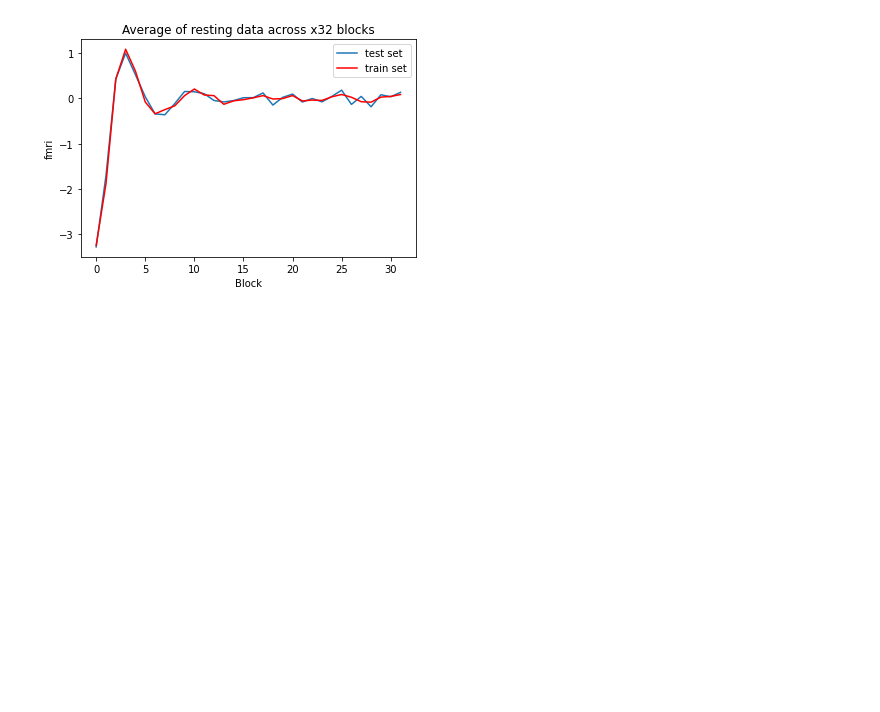
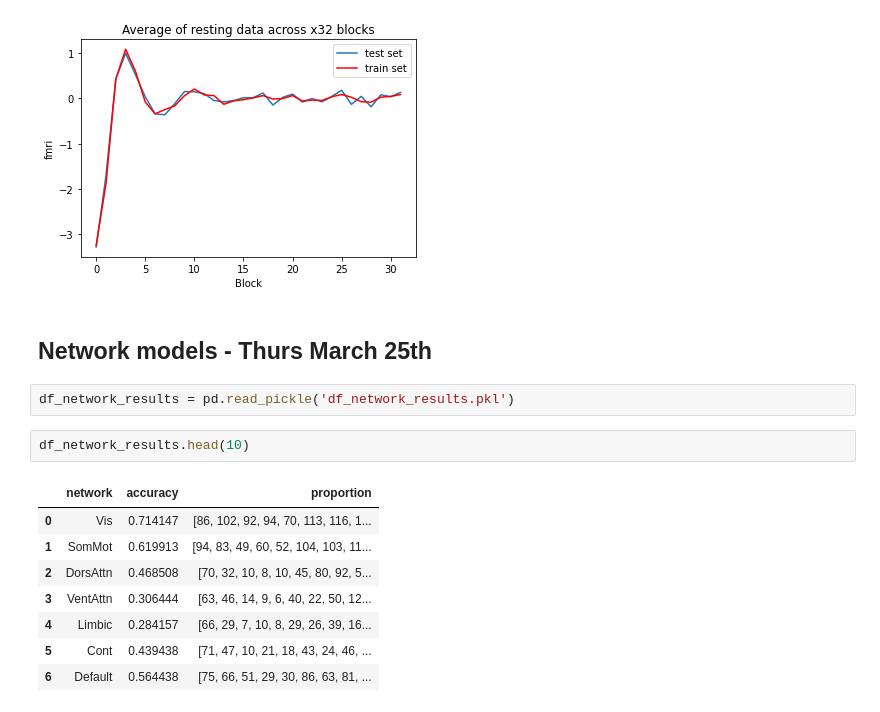
Before and after one commit to hanmacrad2/FCNs_GCNs_classify_fmri, a Jupyter notebook: Results_plot.ipynb, the cells around one changed output. Drawn from its saved outputs; the diff is of its cells as text; blank space fills up the shorter version.

```diff
--- a/Results_plot.ipynb
+++ b/Results_plot.ipynb
@@ -189,3 +190,18 @@ plt.legend(['test set', 'train set'])
 plt.show()
 # %% [output]
 [figure]
+# %% [markdown]
+## Network models - Thurs March 25th
+# %%
+df_network_results = pd.read_pickle('df_network_results.pkl')
+# %%
+df_network_results.head(10)
+# %% [output]
+|  | network | accuracy | proportion |
+| 0 | Vis | 0.714147 | [86, 102, 92, 94, 70, 113, 116, 1... |
+| 1 | SomMot | 0.619913 | [94, 83, 49, 60, 52, 104, 103, 11... |
+| 2 | DorsAttn | 0.468508 | [70, 32, 10, 8, 10, 45, 80, 92, 5... |
+| 3 | VentAttn | 0.306444 | [63, 46, 14, 9, 6, 40, 22, 50, 12... |
+| 4 | Limbic | 0.284157 | [66, 29, 7, 10, 8, 29, 26, 39, 16... |
+| 5 | Cont | 0.439438 | [71, 47, 10, 21, 18, 43, 24, 46, ... |
+| 6 | Default | 0.564438 | [75, 66, 51, 29, 30, 86, 63, 81, ... |
```
Also changed, not shown: parts of 4 cells of this notebook, 4 other files.
